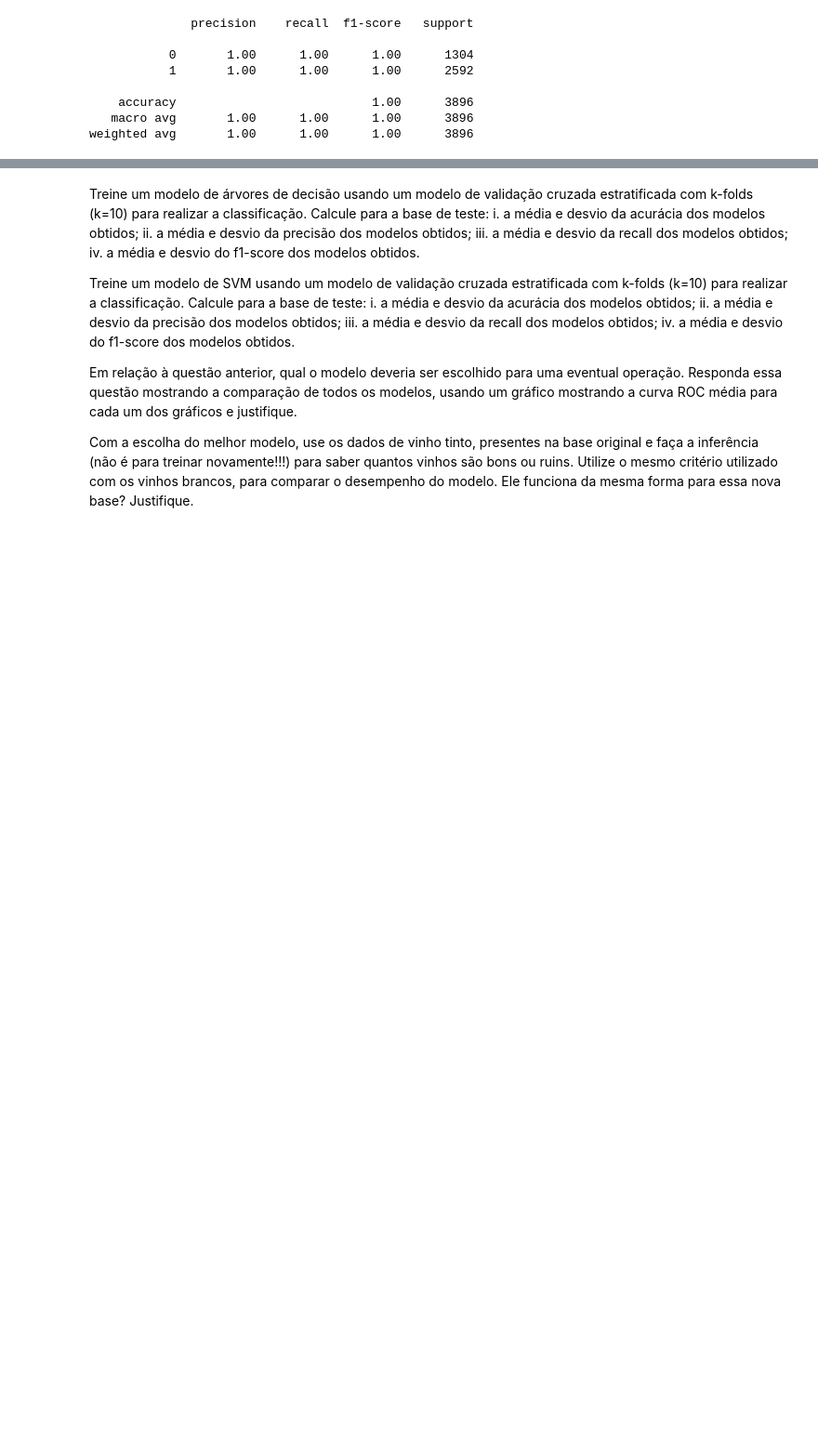
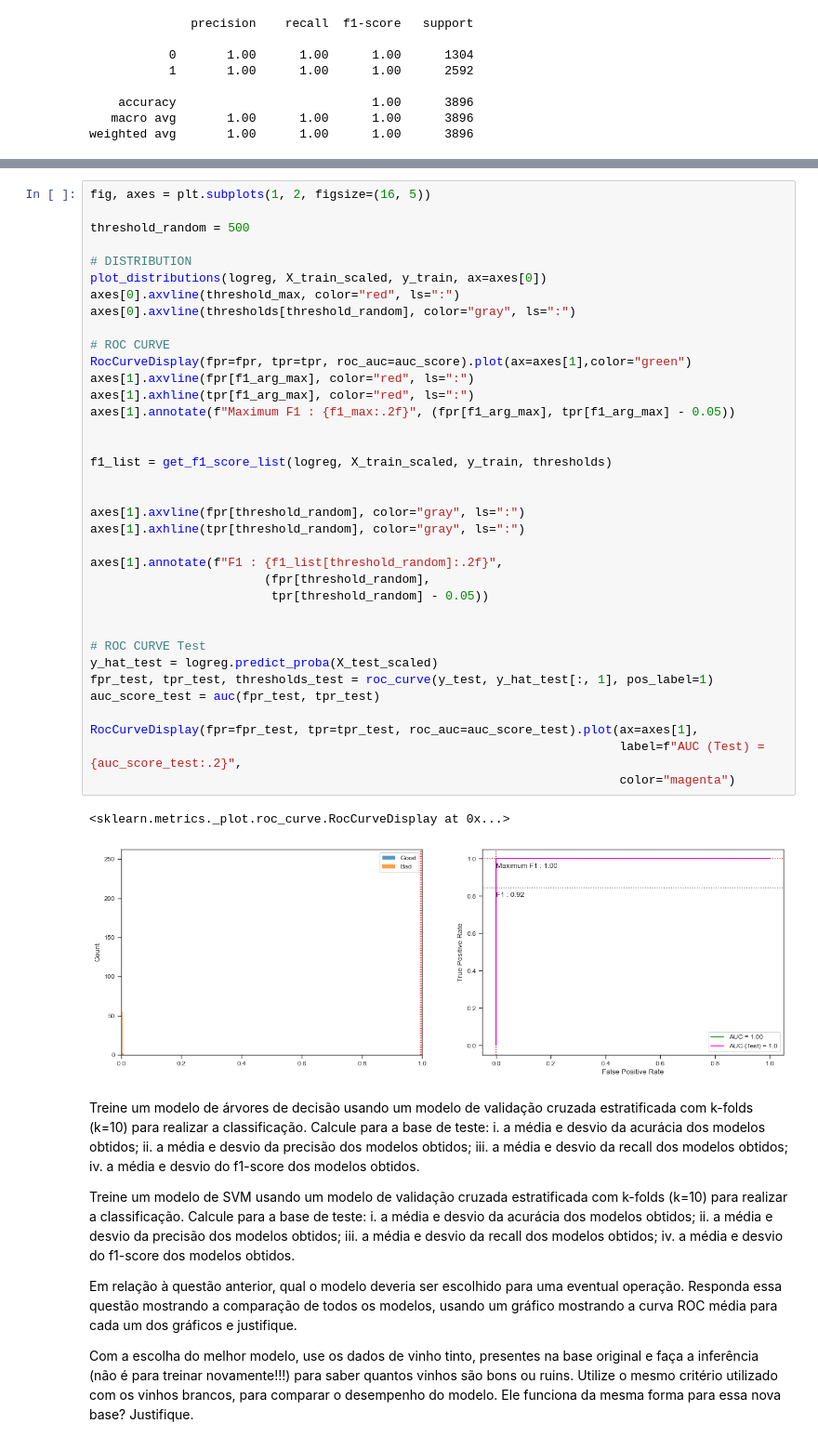
Before and after one commit to FabioRochaPoeta/wine-case, a Jupyter notebook: analisando-db-vinho-branco.ipynb, the cells around one changed output, grey strips where cells are left out. Shown at 93% size. Cells and saved outputs as stored; diff of their text form; blank space fills up the shorter version.

```diff
--- a/analisando-db-vinho-branco.ipynb
+++ b/analisando-db-vinho-branco.ipynb
@@ -424,3 +553,42 @@ weighted avg       1.00      1.00      1.00      3896
+# %%
+fig, axes = plt.subplots(1, 2, figsize=(16, 5))
+
+threshold_random = 500
+
+# DISTRIBUTION
+plot_distributions(logreg, X_train_scaled, y_train, ax=axes[0])
+axes[0].axvline(threshold_max, color="red", ls=":")
+axes[0].axvline(thresholds[threshold_random], color="gray", ls=":")
+
+# ROC CURVE
+RocCurveDisplay(fpr=fpr, tpr=tpr, roc_auc=auc_score).plot(ax=axes[1],color="green")
+axes[1].axvline(fpr[f1_arg_max], color="red", ls=":")
+axes[1].axhline(tpr[f1_arg_max], color="red", ls=":")
+axes[1].annotate(f"Maximum F1 : {f1_max:.2f}", (fpr[f1_arg_max], tpr[f1_arg_max] - 0.05))
+
+
+f1_list = get_f1_score_list(logreg, X_train_scaled, y_train, thresholds)
+
+
+axes[1].axvline(fpr[threshold_random], color="gray", ls=":")
+axes[1].axhline(tpr[threshold_random], color="gray", ls=":")
+
+axes[1].annotate(f"F1 : {f1_list[threshold_random]:.2f}",
+                        (fpr[threshold_random],
+                         tpr[threshold_random] - 0.05))
+
+
+# ROC CURVE Test
+y_hat_test = logreg.predict_proba(X_test_scaled)
+fpr_test, tpr_test, thresholds_test = roc_curve(y_test, y_hat_test[:, 1], pos_label=1)
+auc_score_test = auc(fpr_test, tpr_test)
+
+RocCurveDisplay(fpr=fpr_test, tpr=tpr_test, roc_auc=auc_score_test).plot(ax=axes[1],
+                                                                         label=f"AUC (Test) = {auc_score_test:.2}",
+                                                                         color="magenta")
+# %% [output]
+<sklearn.metrics._plot.roc_curve.RocCurveDisplay at 0x...>
+[figure, added]
 # %% [markdown]
 Treine um modelo de árvores de decisão usando um modelo de validação cruzada estratificada com k-folds (k=10) para realizar a classificação. Calcule para a base de teste:
 i. a média e desvio da acurácia dos modelos obtidos;
```
Also changed, not shown: parts of 7 cells of this notebook.
